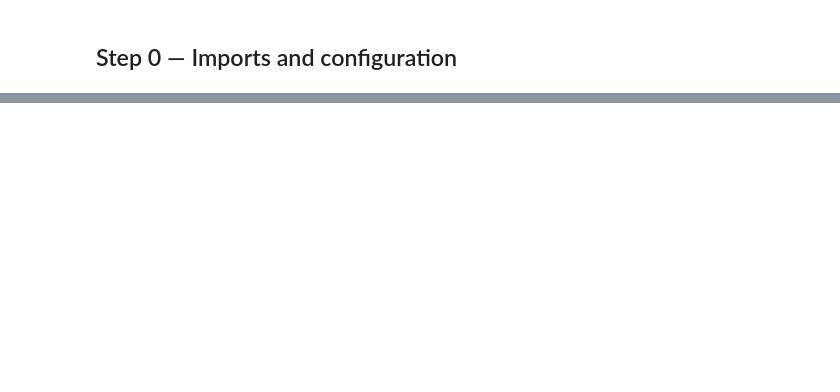
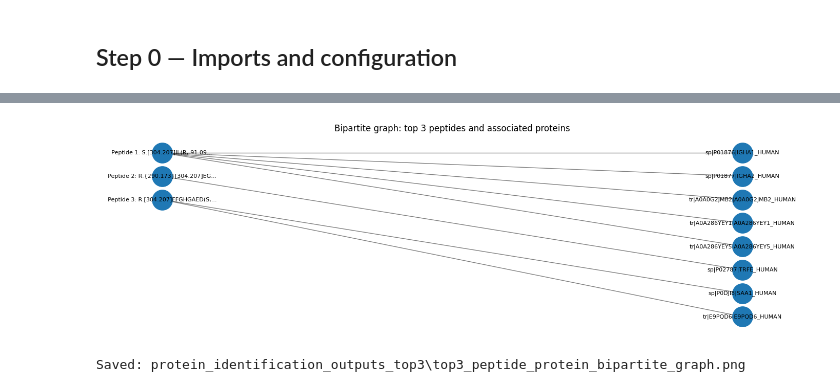
Before and after one commit to melvyn9/cse291b-covid19, a Jupyter notebook: protein_identification_assessment.ipynb, the cells around one changed output, grey strips where cells are left out. Saved outputs shown, nothing was run; the diff lists cells and outputs as text; code cells hidden in the pictures; blank space fills up the shorter version.

```diff
--- a/protein_identification_assessment.ipynb
+++ b/protein_identification_assessment.ipynb
@@ -502,0 +420,56 @@ The peptide-protein identification table and the supporting-peptides-per-protein
+# %%
+if not HAS_NETWORKX:
+    print("Skipping graph because networkx is not installed. Run `pip install networkx` if you want this figure.")
+else:
+    graph_rows = matched[["rank", "peptide", "mapped_proteins"]].copy()
+    graph_rows = graph_rows.explode("mapped_proteins").dropna(subset=["mapped_proteins"])
+    graph_rows = graph_rows[graph_rows["mapped_proteins"].astype(str).str.len() > 0]
+    graph_rows = graph_rows.sort_values("rank")
+
+    if graph_rows.empty:
+        raise ValueError("No protein mappings found for the selected top 3 peptides.")
+
+    G = nx.Graph()
+    peptide_nodes = []
+    protein_nodes = []
+
+    for _, row in graph_rows.iterrows():
+        pep_label = f"Peptide {int(row['rank'])}: {str(row['peptide'])[:22]}..."
+        prot_label = str(row["mapped_proteins"])
+
+        G.add_node(pep_label, bipartite="peptide")
+        G.add_node(prot_label, bipartite="protein")
+        G.add_edge(pep_label, prot_label)
+
+        peptide_nodes.append(pep_label)
+        protein_nodes.append(prot_label)
+
+    peptide_nodes = list(dict.fromkeys(peptide_nodes))
+    protein_nodes = list(dict.fromkeys(protein_nodes))
+
+    pos = {}
+    for i, node in enumerate(peptide_nodes):
+        pos[node] = (0, -i)
+    for i, node in enumerate(protein_nodes):
+        pos[node] = (1, -i)
+
+    fig_height = max(4, 0.55 * max(len(peptide_nodes), len(protein_nodes)))
+    fig, ax = plt.subplots(figsize=(14, fig_height))
+
+    nx.draw_networkx_edges(G, pos, ax=ax, alpha=0.5)
+    nx.draw_networkx_nodes(G, pos, nodelist=peptide_nodes, node_size=800, ax=ax)
+    nx.draw_networkx_nodes(G, pos, nodelist=protein_nodes, node_size=800, ax=ax)
+    nx.draw_networkx_labels(G, pos, font_size=8, ax=ax)
+
+    ax.set_title("Bipartite graph: top 3 peptides and associated proteins")
+    ax.axis("off")
+    plt.tight_layout()
+
+    graph_path = OUTPUT_DIR / "top3_peptide_protein_bipartite_graph.png"
+    plt.savefig(graph_path, dpi=200, bbox_inches="tight")
+    plt.show()
+
+    print(f"Saved: {graph_path}")
+# %% [output]
+[figure, added]
+Saved: protein_identification_outputs_top3\top3_peptide_protein_bipartite_graph.png
```
Also changed, not shown: parts of 45 cells of this notebook, 5 other files.
